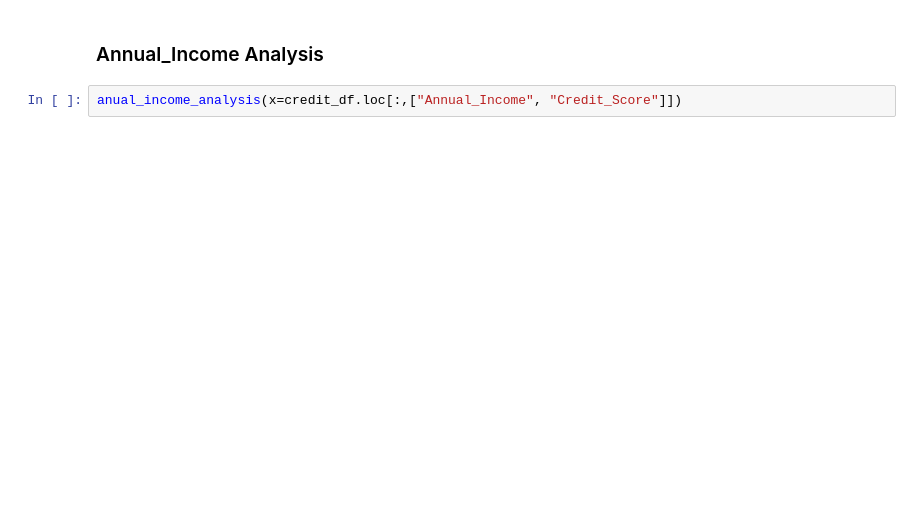
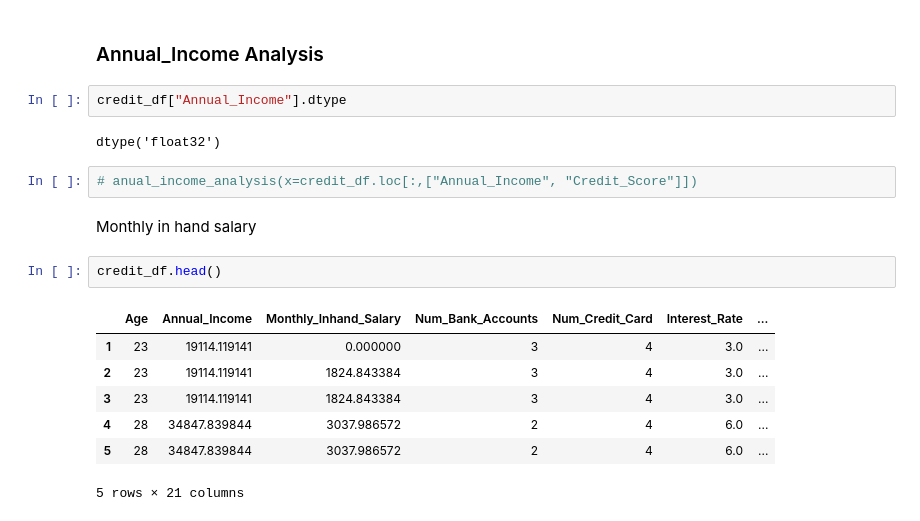
Before and after one commit to gustavo-ren/MlProject, a Jupyter notebook: main.ipynb, the cells around one changed output. Drawn from its saved outputs; the diff is of its cells as text; blank space fills up the shorter version.

```diff
--- a/main.ipynb
+++ b/main.ipynb
@@ -197,4 +429,20 @@ credit_df.groupby(by=["Credit_Score"]).agg({"Age": "mean"})
 # %% [markdown]
 ### Annual_Income Analysis
+# %%
+credit_df["Annual_Income"].dtype
+# %% [output]
+dtype('float32')
 # %%
-anual_income_analysis(x=credit_df.loc[:,["Annual_Income", "Credit_Score"]])
+# anual_income_analysis(x=credit_df.loc[:,["Annual_Income", "Credit_Score"]])
+# %% [markdown]
+Monthly in hand salary
+# %%
+credit_df.head()
+# %% [output]
+|  | Age | Annual_Income | Monthly_Inhand_Salary | Num_Bank_Accounts | Num_Credit_Card | Interest_Rate | ... |
+| 1 | 23 | 19114.119141 | 0.000000 | 3 | 4 | 3.0 | ... |
+| 2 | 23 | 19114.119141 | 1824.843384 | 3 | 4 | 3.0 | ... |
+| 3 | 23 | 19114.119141 | 1824.843384 | 3 | 4 | 3.0 | ... |
+| 4 | 28 | 34847.839844 | 3037.986572 | 2 | 4 | 6.0 | ... |
+| 5 | 28 | 34847.839844 | 3037.986572 | 2 | 4 | 6.0 | ... |
+5 rows × 21 columns
```
Also changed, not shown: parts of 29 cells of this notebook, 1 other file.
